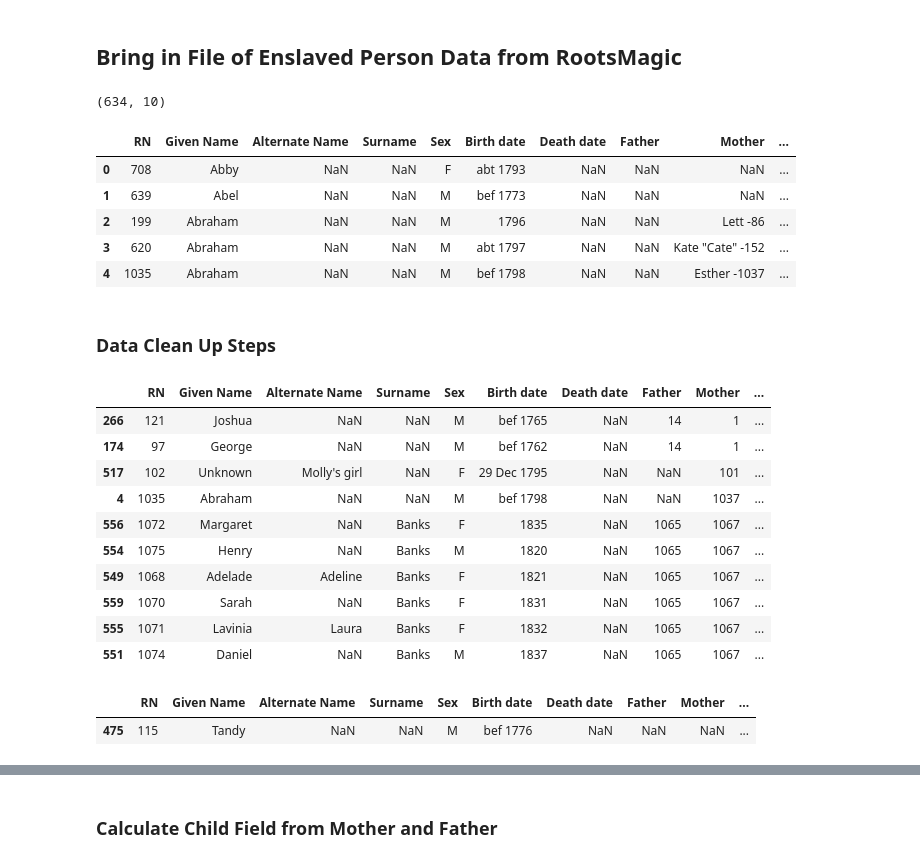
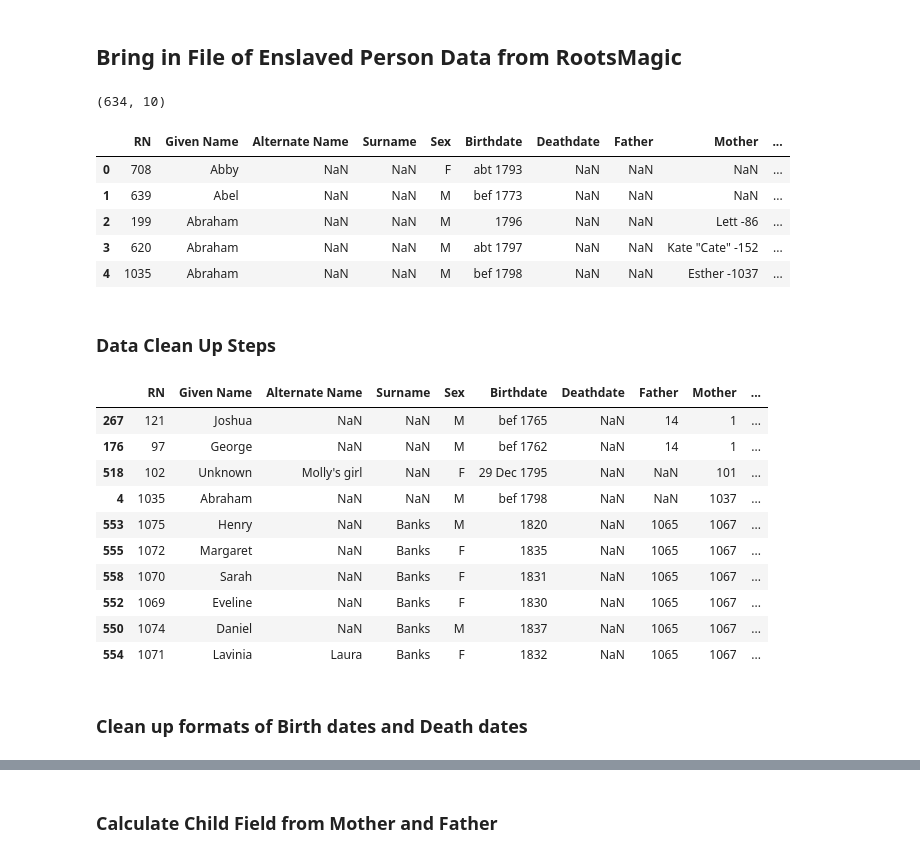
Before and after one commit to turtlek/CabellFamSociety, a Jupyter notebook: EnslavedData_UnionHill.ipynb, the cells around one changed output, grey strips where cells are left out. Saved outputs shown, nothing was run; the diff lists cells and outputs as text; code cells hidden in the pictures.

```diff
--- a/EnslavedData_UnionHill.ipynb
+++ b/EnslavedData_UnionHill.ipynb
@@ -56,16 +57,16 @@ display.Image(filename="FirstStep.png", width=250, height=400)
 ## Bring in File of Enslaved Person Data from RootsMagic
 # %%
 #import the Masterfile CSV to work with and a column for "order"
-file = "EnslavedPersonData_01232024.csv"
+file = "EnslavedPersonData_01262024.csv"
 person = pd.read_csv(file)
 person = trim_all_columns(person)
-person = person.rename(columns={'Nickname':'Alternate Name', 'Birthdate':'Birth date', 'Deathdate':'Death date'})
+person = person.rename(columns={'Nickname':'Alternate Name'})
 person = person.replace(to_replace='[Unknown] [Unknown]-0', value=np.NaN)
 print(person.shape)
 person.head()
 # %% [output]
 (634, 10)
-|  | RN | Given Name | Alternate Name | Surname | Sex | Birth date | Death date | Father | Mother | ... |
+|  | RN | Given Name | Alternate Name | Surname | Sex | Birthdate | Deathdate | Father | Mother | ... |
 | 0 | 708 | Abby | NaN | NaN | F | abt 1793 | NaN | NaN | NaN | ... |
 | 1 | 639 | Abel | NaN | NaN | M | bef 1773 | NaN | NaN | NaN | ... |
 | 2 | 199 | Abraham | NaN | NaN | M | 1796 | NaN | NaN | Lett -86 | ... |
@@ -75,25 +76,22 @@ person.head()
 ### Data Clean Up Steps
 # %%
 # Remove names from Spouse and Parents - just Keep RN
-person['Spouse'] = person['Spouse'].replace(regex=[r'\D+'], value="")#.astype(str)
-person['Father'] = person['Father'].replace(regex=[r'\D+'], value="")#.astype(str)
-person['Mother'] = person['Mother'].replace(regex=[r'\D+'], value="")#.astype(str)
+person['Spouse'] = person['Spouse'].replace(regex=[r'\D+'], value="")
+person['Father'] = person['Father'].replace(regex=[r'\D+'], value="")
+person['Mother'] = person['Mother'].replace(regex=[r'\D+'], value="")
 person = person.sort_values('Mother')
 person.head(10)
 # %% [output]
-|  | RN | Given Name | Alternate Name | Surname | Sex | Birth date | Death date | Father | Mother | ... |
-| 266 | 121 | Joshua | NaN | NaN | M | bef 1765 | NaN | 14 | 1 | ... |
-| 174 | 97 | George | NaN | NaN | M | bef 1762 | NaN | 14 | 1 | ... |
-| 517 | 102 | Unknown | Molly's girl | NaN | F | 29 Dec 1795 | NaN | NaN | 101 | ... |
+|  | RN | Given Name | Alternate Name | Surname | Sex | Birthdate | Deathdate | Father | Mother | ... |
+| 267 | 121 | Joshua | NaN | NaN | M | bef 1765 | NaN | 14 | 1 | ... |
+| 176 | 97 | George | NaN | NaN | M | bef 1762 | NaN | 14 | 1 | ... |
+| 518 | 102 | Unknown | Molly's girl | NaN | F | 29 Dec 1795 | NaN | NaN | 101 | ... |
 | 4 | 1035 | Abraham | NaN | NaN | M | bef 1798 | NaN | NaN | 1037 | ... |
-| 556 | 1072 | Margaret | NaN | Banks | F | 1835 | NaN | 1065 | 1067 | ... |
-| 554 | 1075 | Henry | NaN | Banks | M | 1820 | NaN | 1065 | 1067 | ... |
-| 549 | 1068 | Adelade | Adeline | Banks | F | 1821 | NaN | 1065 | 1067 | ... |
-| 559 | 1070 | Sarah | NaN | Banks | F | 1831 | NaN | 1065 | 1067 | ... |
-| 555 | 1071 | Lavinia | Laura | Banks | F | 1832 | NaN | 1065 | 1067 | ... |
-| 551 | 1074 | Daniel | NaN | Banks | M | 1837 | NaN | 1065 | 1067 | ... |
+| 553 | 1075 | Henry | NaN | Banks | M | 1820 | NaN | 1065 | 1067 | ... |
+| 555 | 1072 | Margaret | NaN | Banks | F | 1835 | NaN | 1065 | 1067 | ... |
+| 558 | 1070 | Sarah | NaN | Banks | F | 1831 | NaN | 1065 | 1067 | ... |
+| 552 | 1069 | Eveline | NaN | Banks | F | 1830 | NaN | 1065 | 1067 | ... |
+| 550 | 1074 | Daniel | NaN | Banks | M | 1837 | NaN | 1065 | 1067 | ... |
+| 554 | 1071 | Lavinia | Laura | Banks | F | 1832 | NaN | 1065 | 1067 | ... |
-# %%
-person[person['RN']==115]
-# %% [output]
-|  | RN | Given Name | Alternate Name | Surname | Sex | Birth date | Death date | Father | Mother | ... |
-| 475 | 115 | Tandy | NaN | NaN | M | bef 1776 | NaN | NaN | NaN | ... |
+# %% [markdown]
+### Clean up formats of Birth dates and Death dates
```
Also changed, not shown: parts of 125 cells of this notebook.
